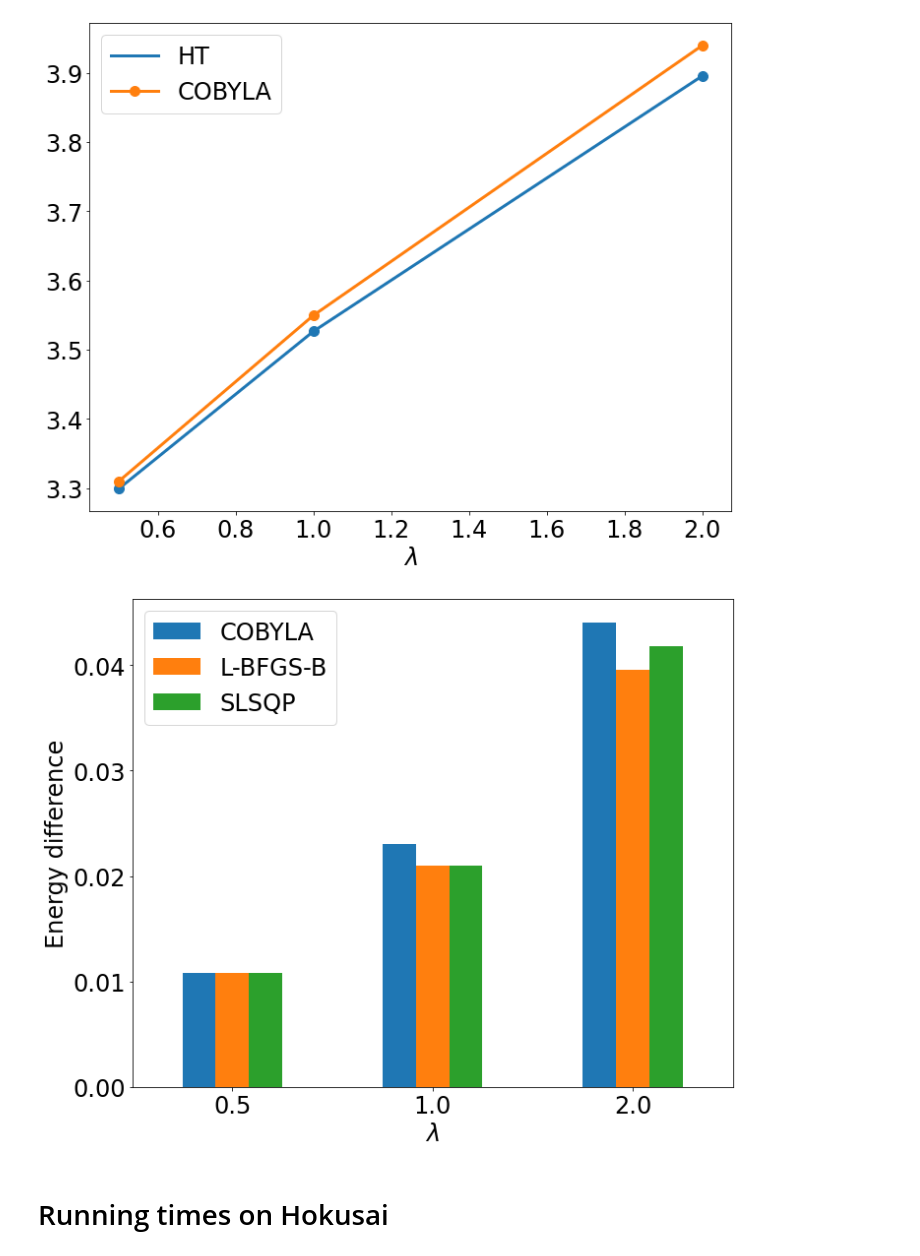
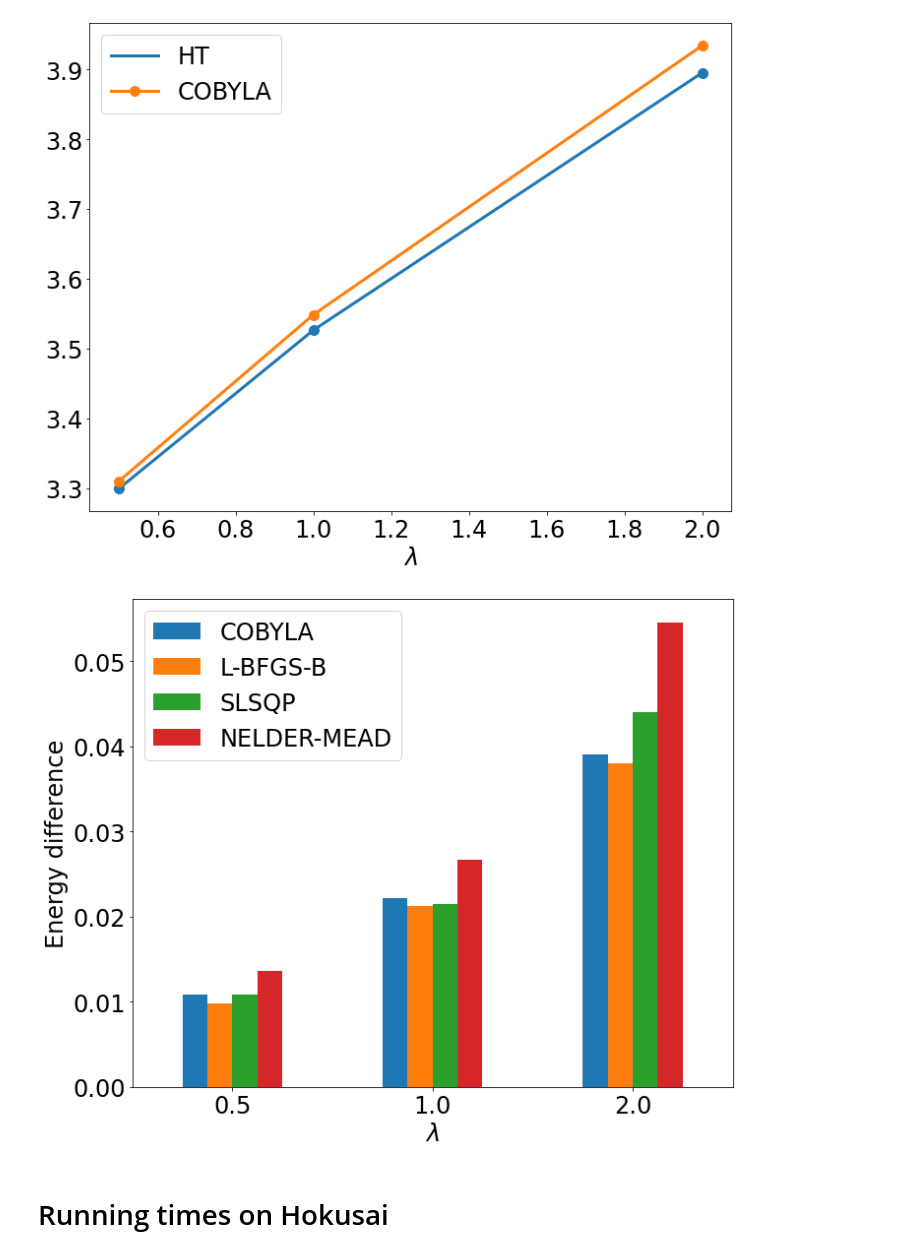
Before and after one commit to erinaldi/bmn2-qiskit, a Jupyter notebook: notebooks/00_figures.ipynb, the cells around one changed output. Cells and saved outputs as stored; diff of their text form; code cells hidden in the pictures.

Commit message:
[figs] data and figures for couplings

```diff
--- a/notebooks/00_figures.ipynb
+++ b/notebooks/00_figures.ipynb
@@ -83,7 +83,7 @@ g2N = 2.0
 varform = ['ry']
 nrep = 100
 maxit = 10000
-datafolder = "../data/bosBMN_L2"
+datafolder = "../data/bosBMN_L4"
 # %%
 params = dict()
 params["l"] = str(g2N).replace(".", "")
@@ -470,7 +467,7 @@ plt.savefig(f"{filename}.svg")
 # %% [markdown]
 ## Get data from CSV
 # %%
-#df = pd.read_csv("../data/bosBMN_L2_couplings_ry_depth3_reps10.csv", index_col='l', dtype=float)
-df = pd.read_csv("../data/bosBMN_L4_couplings_ry_depth3_reps10.csv", index_col='l', dtype=float)
+# df = pd.read_csv("../data/bosBMN_L2_couplings_ry_depth3_reps100.csv", index_col='l', dtype=float)
+df = pd.read_csv("../data/bosBMN_L4_couplings_ry_depth3_reps100.csv", index_col='l', dtype=float)
 df
 # %% [output]
@@ -483,6 +480,7 @@ df
 df = df.assign(COBYLA_HT=df['COBYLA']-df['HT'])
 df = df.assign(L_BFGS_B_HT=df['L-BFGS-B']-df['HT'])
 df = df.assign(SLSQP_HT=df['SLSQP']-df['HT'])
+df = df.assign(NELDER_MEAD_HT=df['NELDER-MEAD']-df['HT'])
 # %%
 fig, ax = plt.subplots()
 df.plot(y='HT', marker='o', ax=ax)
@@ -493,16 +491,16 @@ Text(0.5, 0, '$\\lambda$')
 [figure]
 # %%
 fig, ax = plt.subplots()
-df.plot.bar(y=['COBYLA_HT','L_BFGS_B_HT','SLSQP_HT'],label=False,ax=ax)
+df.plot.bar(y=['COBYLA_HT','L_BFGS_B_HT','SLSQP_HT','NELDER_MEAD_HT'],label=False,ax=ax)
 ax.tick_params(axis="x", rotation=0)
 ax.set_xlabel(r"$\lambda$")
 ax.set_ylabel("Energy difference")
-ax.legend(["COBYLA","L-BFGS-B","SLSQP"])
-plt.savefig("../figures/bosBMN_L4_couplings_e-diff_ry_depth3_reps10_max10000.pdf")
-plt.savefig("../figures/bosBMN_L4_couplings_e-diff_ry_depth3_reps10_max10000.png")
-plt.savefig("../figures/bosBMN_L4_couplings_e-diff_ry_depth3_reps10_max10000.svg")
+ax.legend(["COBYLA","L-BFGS-B","SLSQP","NELDER-MEAD"])
+plt.savefig("../figures/bosBMN_L4_couplings_e-diff_ry_depth3_reps100_max10000.pdf")
+plt.savefig("../figures/bosBMN_L4_couplings_e-diff_ry_depth3_reps100_max10000.png")
+plt.savefig("../figures/bosBMN_L4_couplings_e-diff_ry_depth3_reps100_max10000.svg")
 # %% [output]
-[figure, old version]
+[figure, new version]
 # %% [markdown]
 # Running times on Hokusai
 # %% [markdown]
```
Also changed, not shown: parts of 4 cells of this notebook, 14 other files.
